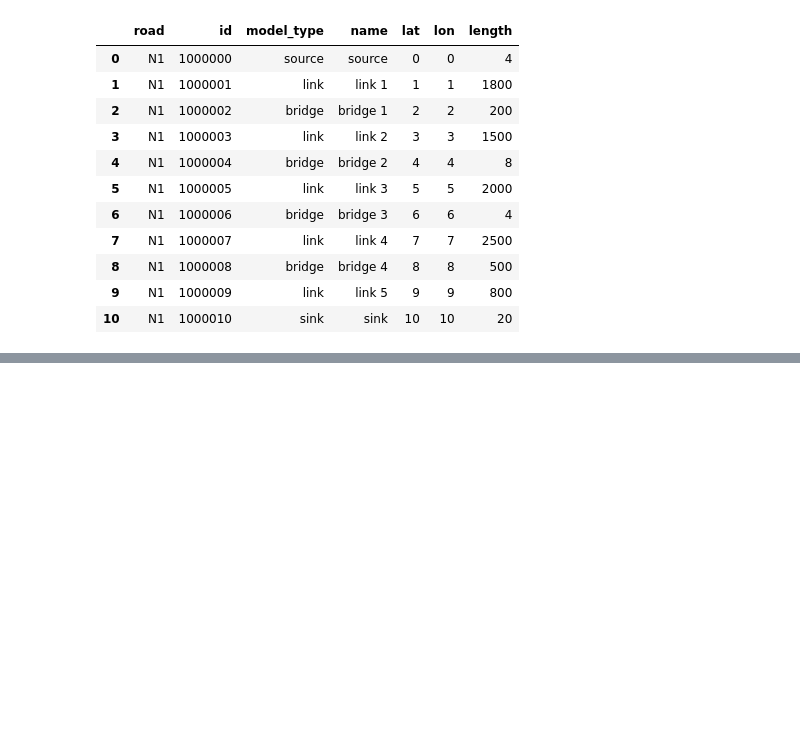
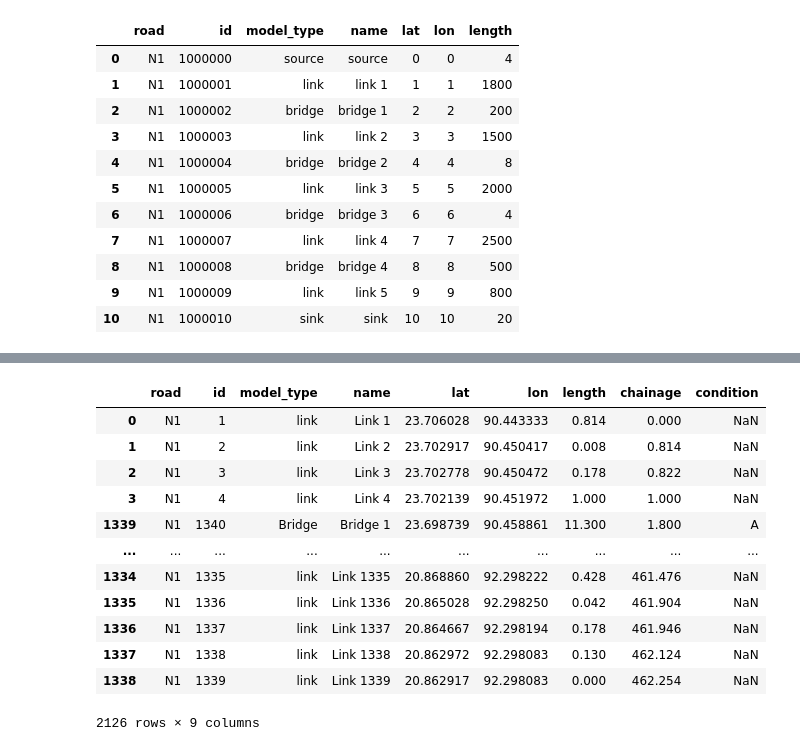
Before and after one commit to Anne-JS/advanced_simulation, a Jupyter notebook: EPA133a-G02-A2/model/Sven_doet_dingen.ipynb, the cells around one changed output, grey strips where cells are left out. Drawn from its saved outputs; the diff is of its cells as text; code cells hidden in the pictures; blank space fills up the shorter version.

```diff
--- a/EPA133a-G02-A2/model/Sven_doet_dingen.ipynb
+++ b/EPA133a-G02-A2/model/Sven_doet_dingen.ipynb
@@ -19,0 +66,22 @@ df
+# %%
+# Filter the 'roads' DataFrame for rows where the 'road' column is 'N1'
+n1_roads = roads[roads['road'] == 'N1']
+
+# Generate an ID sequence starting from 1
+n1_roads['id'] = range(1, len(n1_roads) + 1)
+
+# Set model_type to 'link' for all rows
+n1_roads['model_type'] = 'link'
+
+# Generate 'name' as "Link" + id as string
+n1_roads['name'] = ['Link ' + str(id) for id in n1_roads['id']]
+
+# Calculate 'length' as difference between this row's 'chainage' and the next row's 'chainage'
+# Shift(-1) moves the chainage up by one row to subtract, fillna(0) to handle the last item
+n1_roads['length'] = (n1_roads['chainage'].shift(-1) - n1_roads['chainage']).fillna(0)
+
+# Selecting the columns needed for the empty DataFrame
+n1_roads_final = n1_roads[['road', 'id', 'model_type', 'name', 'lat', 'lon', 'length', 'chainage']]
+
+# Display the first few rows of the final DataFrame
+n1_roads_final
@@ -19,0 +122,32 @@ df
+# %%
+# Filter BMMS data for road 'N1'
+bmms_n1 = bmms[bmms['road'] == 'N1'].copy()
+
+# Set up for new entries
+bmms_n1['model_type'] = 'Bridge'
+bmms_n1['name'] = ['Bridge ' + str(i+1) for i in range(bmms_n1.shape[0])]
+bmms_n1['id'] = range(n1_roads_final['id'].max() + 1, n1_roads_final['id'].max() + 1 + bmms_n1.shape[0])
+bmms_n1['chainage'] = bmms_n1['km']  # Use 'km' as 'chainage'
+
+# Select and rename columns to match the format of `n1_roads_final_with_chainage`
+bmms_n1_formatted = bmms_n1[['road', 'id', 'model_type', 'name', 'lat', 'lon', 'chainage', 'length', 'condition']]
+
+# Combine the dataframes and sort by chainage
+combined_df = pd.concat([n1_roads_final, bmms_n1_formatted], ignore_index=True).sort_values(by='chainage')
+
+# Display the first few rows of the combined and sorted DataFrame
+combined_df
+# %% [output]
+|  | road | id | model_type | name | lat | lon | length | chainage | condition |
+| 0 | N1 | 1 | link | Link 1 | 23.706028 | 90.443333 | 0.814 | 0.000 | NaN |
+| 1 | N1 | 2 | link | Link 2 | 23.702917 | 90.450417 | 0.008 | 0.814 | NaN |
+| 2 | N1 | 3 | link | Link 3 | 23.702778 | 90.450472 | 0.178 | 0.822 | NaN |
+| 3 | N1 | 4 | link | Link 4 | 23.702139 | 90.451972 | 1.000 | 1.000 | NaN |
+| 1339 | N1 | 1340 | Bridge | Bridge 1 | 23.698739 | 90.458861 | 11.300 | 1.800 | A |
+| ... | ... | ... | ... | ... | ... | ... | ... | ... | ... |
+| 1334 | N1 | 1335 | link | Link 1335 | 20.868860 | 92.298222 | 0.428 | 461.476 | NaN |
+| 1335 | N1 | 1336 | link | Link 1336 | 20.865028 | 92.298250 | 0.042 | 461.904 | NaN |
+| 1336 | N1 | 1337 | link | Link 1337 | 20.864667 | 92.298194 | 0.178 | 461.946 | NaN |
+| 1337 | N1 | 1338 | link | Link 1338 | 20.862972 | 92.298083 | 0.130 | 462.124 | NaN |
+| 1338 | N1 | 1339 | link | Link 1339 | 20.862917 | 92.298083 | 0.000 | 462.254 | NaN |
+2126 rows × 9 columns
```
Also changed, not shown: parts of 7 cells of this notebook.
